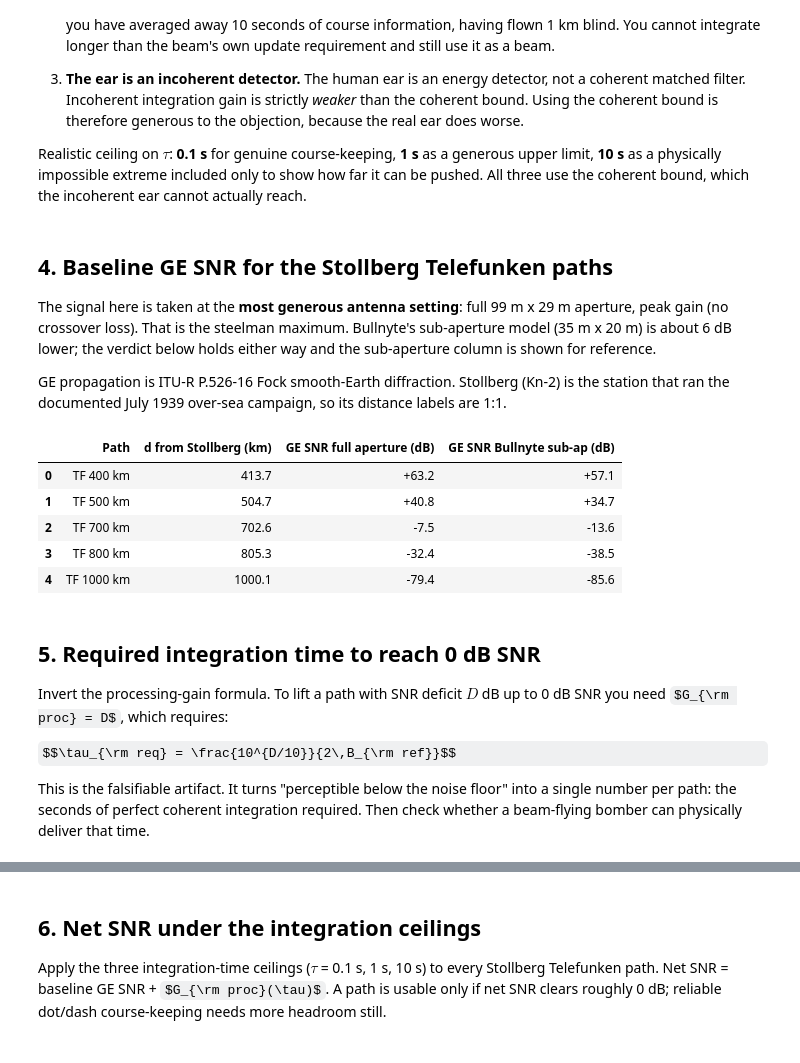
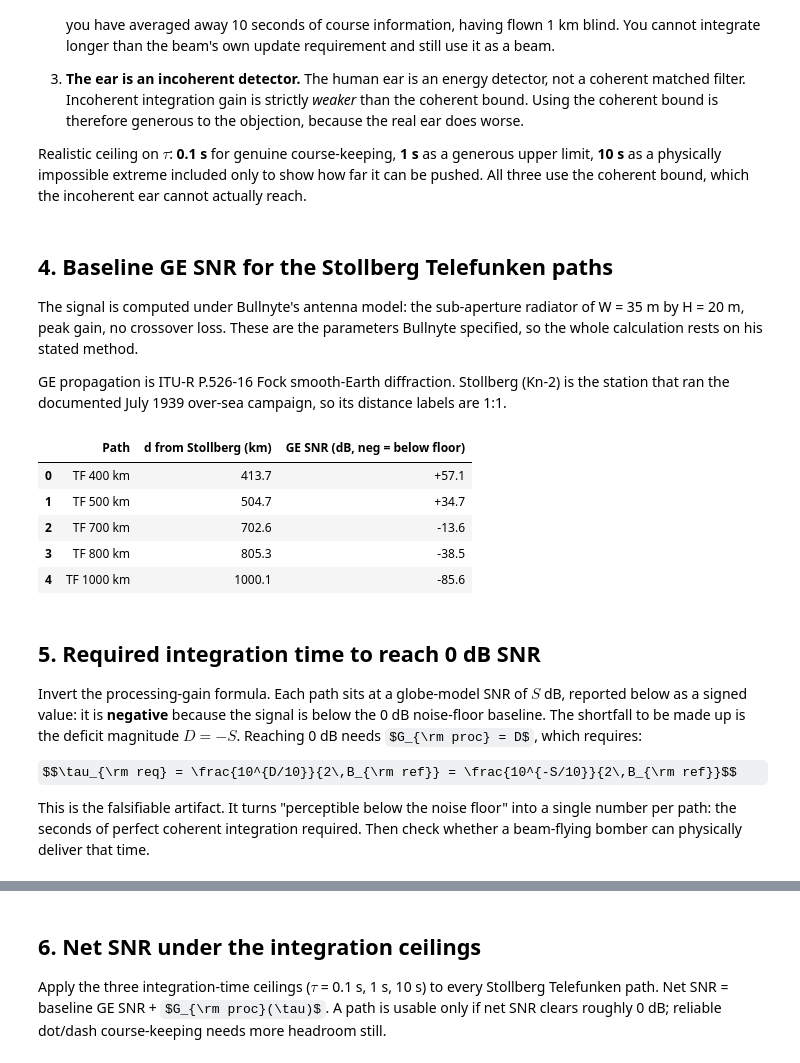
Before and after one commit to AlanSpaceAudits/battle-of-the-beams, a Jupyter notebook: jupyter_book/004_Processing_Gain_Ceiling.ipynb, the cells around one changed output, grey strips where cells are left out. Cells and saved outputs as stored; diff of their text form; code cells hidden in the pictures; some formulas as TeX source.

```diff
--- a/jupyter_book/004_Processing_Gain_Ceiling.ipynb
+++ b/jupyter_book/004_Processing_Gain_Ceiling.ipynb
@@ -93,44 +93,43 @@ Realistic ceiling on $\tau$: **0.1 s** for genuine course-keeping, **1 s** as a
 # %% [markdown]
 ## 4. Baseline GE SNR for the Stollberg Telefunken paths
 
-The signal here is taken at the **most generous antenna setting**: full 99 m x 29 m aperture, peak gain (no crossover loss). That is the steelman maximum. Bullnyte's sub-aperture model (35 m x 20 m) is about 6 dB lower; the verdict below holds either way and the sub-aperture column is shown for reference.
+The signal is computed under Bullnyte's antenna model: the sub-aperture radiator of W = 35 m by H = 20 m, peak gain, no crossover loss. These are the parameters Bullnyte specified, so the whole calculation rests on his stated method.
 
 GE propagation is ITU-R P.526-16 Fock smooth-Earth diffraction. Stollberg (Kn-2) is the station that ran the documented July 1939 over-sea campaign, so its distance labels are 1:1.
 # %%
 def ge_snr_dB(W_m, H_m, target_name, station='Stollberg'):
     s = c.STATIONS[station]
     t = c.TARGETS[target_name]
     d_m  = c.great_circle_m(s['lat_deg'], s['lon_deg'], t['lat'], t['lon'])
     G    = c.aperture_gain_dBi(W_m, H_m, f_MHz)
     L    = c.fock_diff_loss_dB(d_m, s['h_tx_m'], t['rx_alt_m'],
                                f_MHz, 'sea', s['pol'])
     FSPL = c.fspl_dB(d_m, f_MHz)
     P_rx = 10*math.log10(s['Ptx_W']) + G - FSPL - L
     return d_m/1000, P_rx - N_dBW
 
 TF = ['TF 400 km','TF 500 km','TF 700 km','TF 800 km','TF 1000 km']
+W_sub, H_sub = 35.0, 20.0          # Bullnyte sub-aperture radiator
 rows = []
 for tname in TF:
-    d_km, snr_full = ge_snr_dB(99, 29, tname)
-    _,    snr_sub  = ge_snr_dB(35, 20, tname)
-    rows.append([tname, round(d_km,1), f"{snr_full:+.1f}", f"{snr_sub:+.1f}"])
+    d_km, snr = ge_snr_dB(W_sub, H_sub, tname)
+    rows.append([tname, round(d_km,1), f"{snr:+.1f}"])
 base_df = pd.DataFrame(rows, columns=['Path','d from Stollberg (km)',
-                                      'GE SNR full aperture (dB)',
-                                      'GE SNR Bullnyte sub-ap (dB)'])
+                                      'GE SNR (dB, neg = below floor)'])
 base_df
 # %% [output]
-|  | Path | d from Stollberg (km) | GE SNR full aperture (dB) | GE SNR Bullnyte sub-ap (dB) |
-| 0 | TF 400 km | 413.7 | +63.2 | +57.1 |
-| 1 | TF 500 km | 504.7 | +40.8 | +34.7 |
-| 2 | TF 700 km | 702.6 | -7.5 | -13.6 |
-| 3 | TF 800 km | 805.3 | -32.4 | -38.5 |
-| 4 | TF 1000 km | 1000.1 | -79.4 | -85.6 |
+|  | Path | d from Stollberg (km) | GE SNR (dB, neg = below floor) |
+| 0 | TF 400 km | 413.7 | +57.1 |
+| 1 | TF 500 km | 504.7 | +34.7 |
+| 2 | TF 700 km | 702.6 | -13.6 |
+| 3 | TF 800 km | 805.3 | -38.5 |
+| 4 | TF 1000 km | 1000.1 | -85.6 |
 # %% [markdown]
 ## 5. Required integration time to reach 0 dB SNR
 
-Invert the processing-gain formula. To lift a path with SNR deficit $D$ dB up to 0 dB SNR you need $G_{\rm proc} = D$, which requires:
+Invert the processing-gain formula. Each path sits at a globe-model SNR of $S$ dB, reported below as a signed value: it is **negative** because the signal is below the 0 dB noise-floor baseline. The shortfall to be made up is the deficit magnitude $D = -S$. Reaching 0 dB needs $G_{\rm proc} = D$, which requires:
 
-$$\tau_{\rm req} = \frac{10^{D/10}}{2\,B_{\rm ref}}$$
+$$\tau_{\rm req} = \frac{10^{D/10}}{2\,B_{\rm ref}} = \frac{10^{-S/10}}{2\,B_{\rm ref}}$$
 
 This is the falsifiable artifact. It turns "perceptible below the noise floor" into a single number per path: the seconds of perfect coherent integration required. Then check whether a beam-flying bomber can physically deliver that time.
 # %%
```
Also changed, not shown: parts of 7 cells of this notebook, 9 other files.
